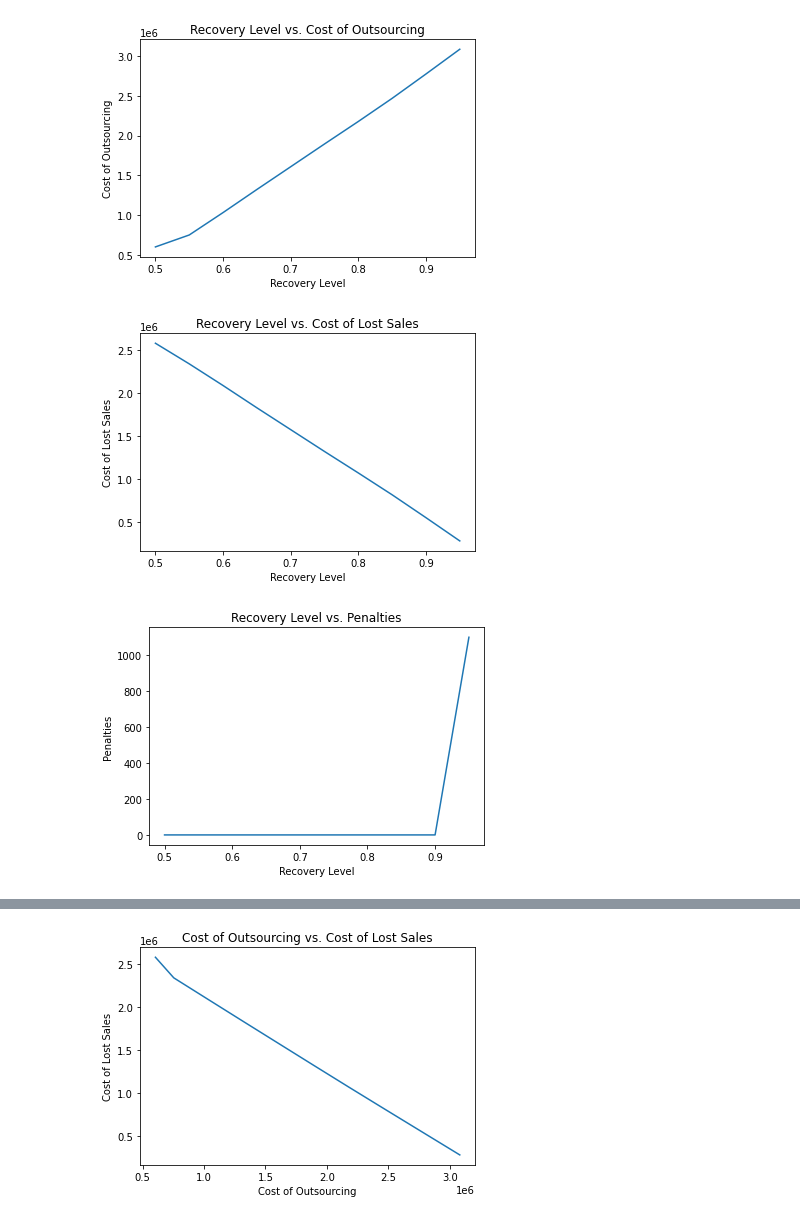
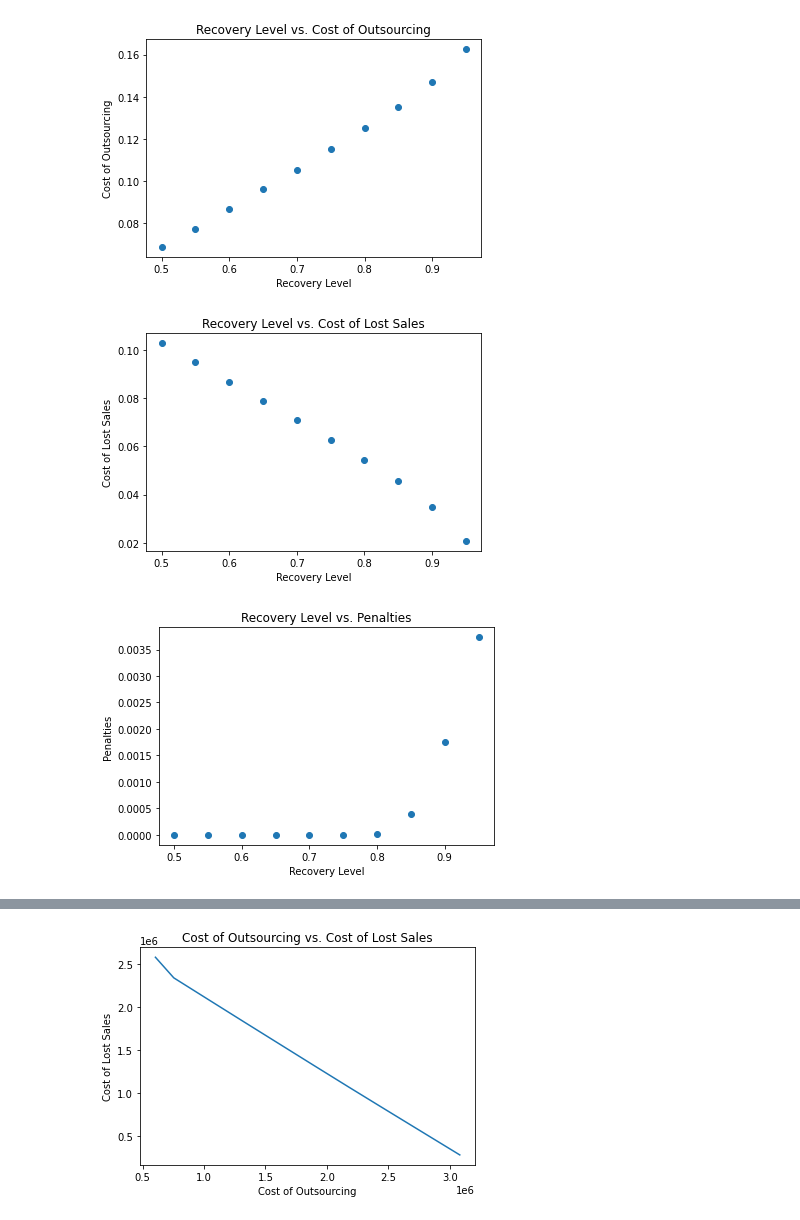
Before and after one commit to dkabe/SC_Resilience, a Jupyter notebook: Notebooks/Visuals.ipynb, the cells around one changed output, grey strips where cells are left out. Cells and saved outputs as stored; diff of their text form; code cells hidden in the pictures.

```diff
--- a/Notebooks/Visuals.ipynb
+++ b/Notebooks/Visuals.ipynb
@@ -10,8 +10,9 @@ path = "/home/dkabe/Model_brainstorming/"
 ## Instance 1
 # %%
 df = pd.read_csv(path + 'Output/results.txt', delimiter = "\t", header=None)
-# %%
-df = df[16:26]
+# %%
+df = df[:10]
+df = df.sort_values(by=[0])
 # %%
 df
 # %% [output]
@@ -37,3 +32,9 @@ RL_Penalties = df[4]
+# %%
+Obj = np.array(df[1])/np.array(df[1])
+InHouse = np.array(df[2])/np.array(df[1])
+Outsource = np.array(df[3])/np.array(df[1])
+LostSales = (np.array(df[4]) + np.array(df[5]))/np.array(df[1])
+RL_Penalties = np.array(df[5])/np.array(df[1])
 # %%
 ## Costs against different Recovery Levels
 # %%
@@ -53,24 +56,24 @@ plt.show()
 # %%
-plt.plot(rl, Outsource)
+plt.scatter(rl, Outsource)
 plt.title("Recovery Level vs. Cost of Outsourcing")
 plt.xlabel("Recovery Level")
 plt.ylabel("Cost of Outsourcing")
 plt.show()
 # %% [output]
-[figure, old version]
+[figure, new version]
 # %%
-plt.plot(rl, LostSales)
+plt.scatter(rl, LostSales)
 plt.title("Recovery Level vs. Cost of Lost Sales")
 plt.xlabel("Recovery Level")
 plt.ylabel("Cost of Lost Sales")
 plt.show()
 # %% [output]
-[figure, old version]
+[figure, new version]
 # %%
-plt.plot(rl, RL_Penalties)
+plt.scatter(rl, RL_Penalties)
 plt.title("Recovery Level vs. Penalties")
 plt.xlabel("Recovery Level")
 plt.ylabel("Penalties")
 plt.show()
 # %% [output]
-[figure, old version]
+[figure, new version]
```
Also changed, not shown: parts of 8 cells of this notebook, 50 other files.
